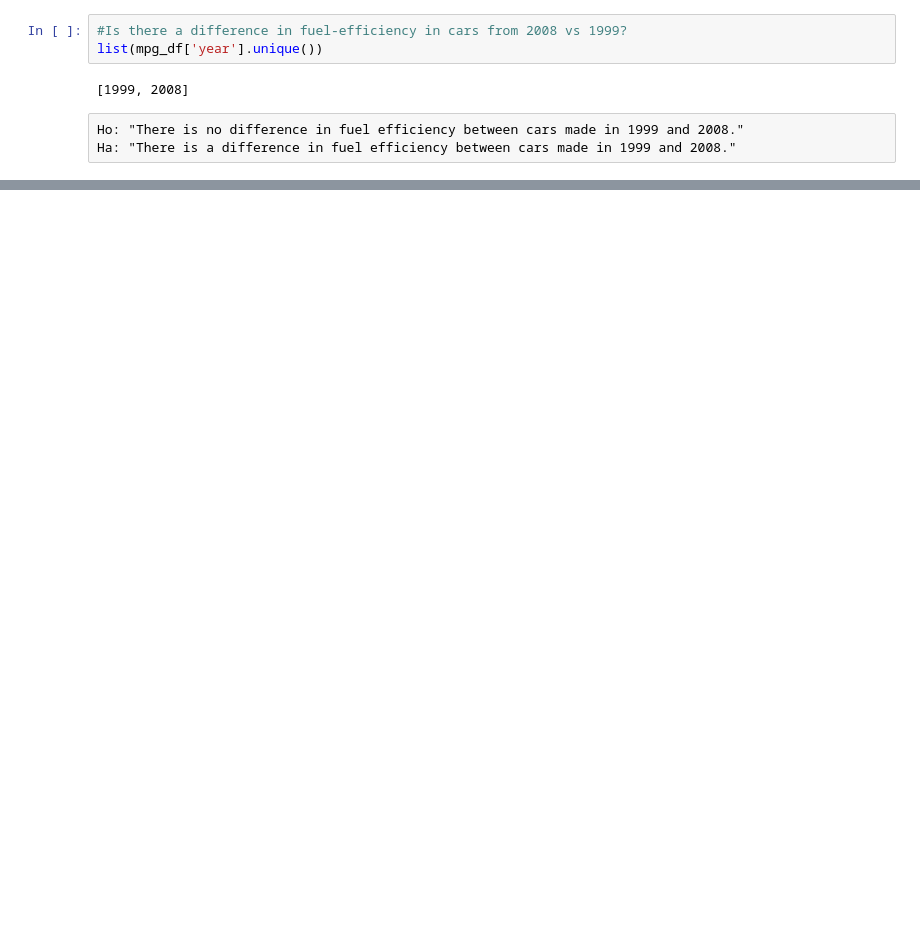
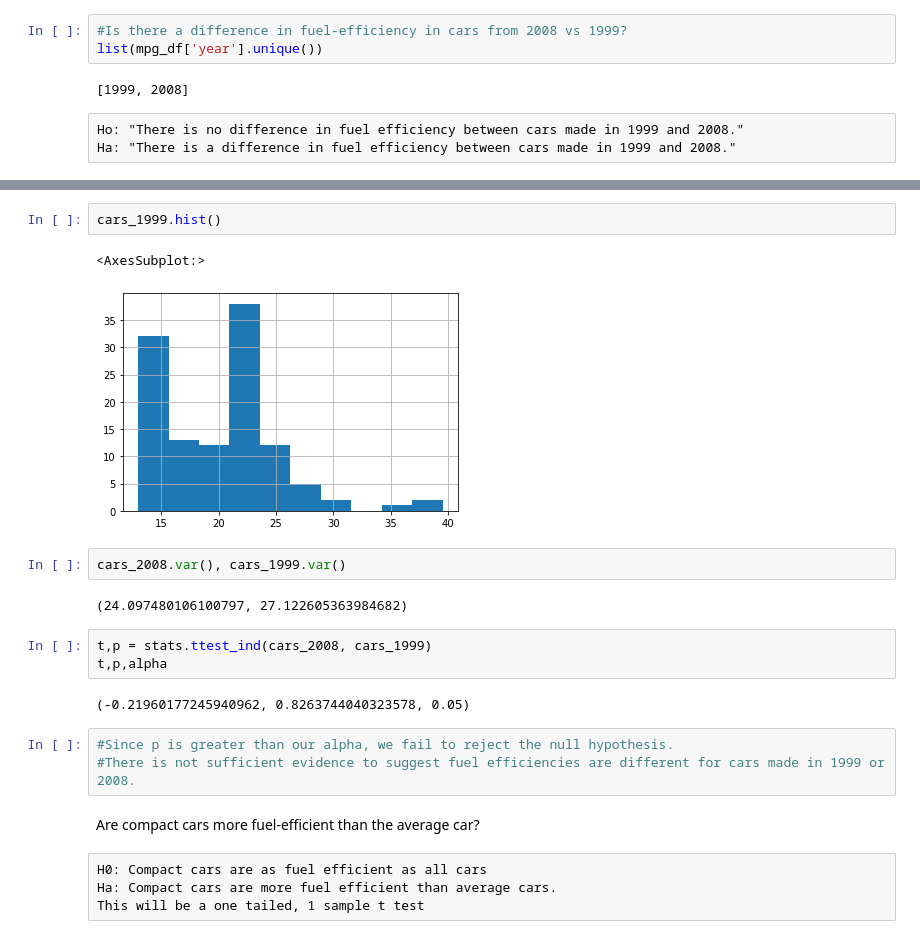
Before and after one commit to annah-vu/statistics-exercises, a Jupyter notebook: hypothesis_testing.ipynb, the cells around one changed output, grey strips where cells are left out. Saved outputs shown, nothing was run; the diff lists cells and outputs as text; blank space fills up the shorter version.

```diff
--- a/hypothesis_testing.ipynb
+++ b/hypothesis_testing.ipynb
@@ -123,0 +148,23 @@ cars_1999 = mpg_df[mpg_df.year==1999]
+# %%
+cars_1999.hist()
+# %% [output]
+<AxesSubplot:>
+[figure, added]
+# %%
+cars_2008.var(), cars_1999.var()
+# %% [output]
+(24.097480106100797, 27.122605363984682)
+# %%
+t,p = stats.ttest_ind(cars_2008, cars_1999)
+t,p,alpha
+# %% [output]
+(-0.21960177245940962, 0.8263744040323578, 0.05)
+# %%
+#Since p is greater than our alpha, we fail to reject the null hypothesis.
+#There is not sufficient evidence to suggest fuel efficiencies are different for cars made in 1999 or 2008.
+# %% [markdown]
+Are compact cars more fuel-efficient than the average car?
+# %% [raw]
+H0: Compact cars are as fuel efficient as all cars
+Ha: Compact cars are more fuel efficient than average cars.
+This will be a one tailed, 1 sample t test
```
Also changed, not shown: parts of 27 cells of this notebook.
